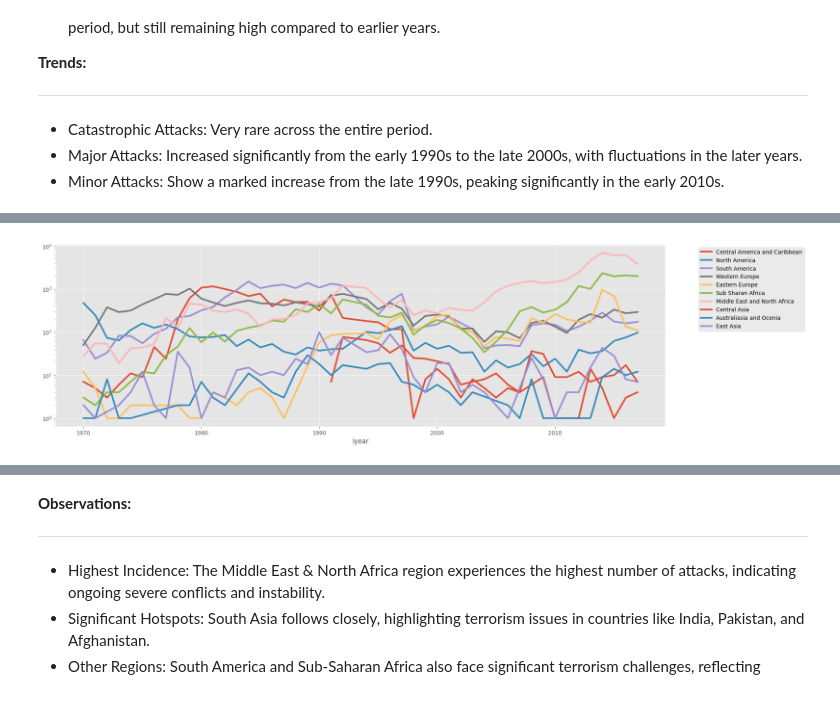
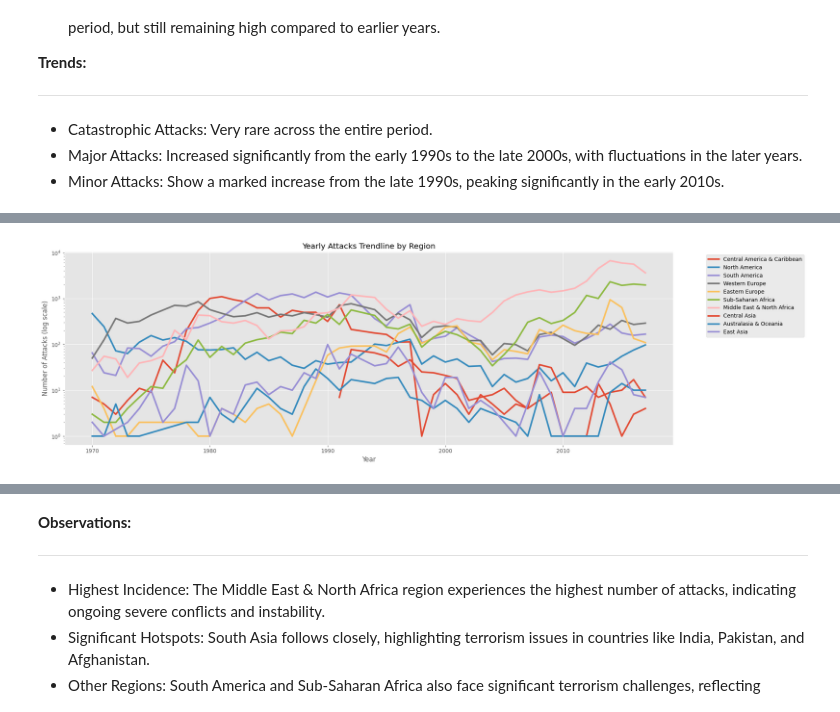
Before and after one commit to kjbhardwaj99/Data-Analysis, a Jupyter notebook: Global_Terrorism_Data_Data_Analysis.ipynb, the cells around one changed output, grey strips where cells are left out. Drawn from its saved outputs; the diff is of its cells as text; code cells hidden in the pictures.

```diff
--- a/Global_Terrorism_Data_Data_Analysis.ipynb
+++ b/Global_Terrorism_Data_Data_Analysis.ipynb
@@ -93,26 +104,26 @@ nulls
 | 134 | related | 154675 |
 135 rows × 2 columns
 # %%
-print('Old Shape : ', df.shape)
+print('Old Shape:', df.shape)
 
-# Drop columns based on the number of null values
+# Dropping columns based on the number of null values
 for index, row in nulls.iterrows():
-    column_name = row[0]  # Assuming the column name is in the first column
-    null_count = row[1]   # Assuming the null count is in the second column
+    column_name = row[0]
+    null_count = row[1]
 
-    # Skip specified columns
-    if column_name in ['city', 'provstate', 'nkill', 'nwound', 'propextent_txt', 'ransomamt', 'ransompaid']:
+    # Skipping specified columns from being dropped
+    if column_name in ['city', 'provstate', 'nkill', 'nwound', 'propextent_txt']:
         continue
 
-    # Drop columns with more than 100 null values
+    # Dropping columns with more than 100 null values
     if null_count > 100:
         df.drop(columns=[column_name], axis=1, inplace=True)
 
-# Drop predefined set of columns
+# Dropping a predefined set of columns
 columns_to_drop = ['specificity', 'vicinity', 'region', 'country', 'crit1', 'crit2', 'crit3',
                    'doubtterr', 'multiple', 'attacktype1', 'targtype1', 'weaptype1',
-                   'INT_MISC', 'INT_ANY','dbsource','property']
+                   'INT_MISC', 'INT_ANY', 'dbsource', 'property', 'individual', 'extended']
 df.drop(columns=columns_to_drop, axis=1, inplace=True)
 
-print('New Shape : ', df.shape)
+print('New Shape:', df.shape)
 # %% [output]
@@ -729,26 +798,59 @@ df_Central_Asia=df[df['region_txt']=='Central Asia']
 # %%
-plt.figure(figsize=(20,6))
-i=3
-df_Central_America_n_Caribbean.groupby('iyear')['iyear'].value_counts().plot(label='Central America and Caribbean',linewidth=i)
-df_North_America.groupby('iyear')['iyear'].value_counts().plot(label='North America',linewidth=i)
-df_South_America.groupby('iyear')['iyear'].value_counts().plot(label='South America',linewidth=i)
+# Setting the figure size
+plt.figure(figsize=(20, 6))
 
-df_Western_Europe.groupby('iyear')['iyear'].value_counts().plot(label='Western Europe',linewidth=i)
-df_Eastern_Europe.groupby('iyear')['iyear'].value_counts().plot(label='Eastern Europe',linewidth=i)
+# Defining the line width for plots
+line_width = 3
 
-df_Sub_Saharan_Africa.groupby('iyear')['iyear'].value_counts().plot(label='Sub Sharan Africa',linewidth=i)
-df_Middle_East_n_North_Africa.groupby('iyear')['iyear'].value_counts().plot(label='Middle East and North Africa',linewidth=i)
+# Plotting data for each region with specific label and line width
+df_Central_America_n_Caribbean.groupby('iyear')['iyear'].value_counts().plot(
+    label='Central America & Caribbean', linewidth=line_width)
 
-df_Central_Asia.groupby('iyear')['iyear'].value_counts().plot(label='Central Asia',linewidth=i)
-df_Australasia_n_Oceania.groupby('iyear')['iyear'].value_counts().plot(label='Australiasia and Ocenia',linewidth=i)
-df_East_Asia.groupby('iyear')['iyear'].value_counts().plot(label='East Asia',linewidth=i)
+df_North_America.groupby('iyear')['iyear'].value_counts().plot(
+    label='North America', linewidth=line_width)
 
+df_South_America.groupby('iyear')['iyear'].value_counts().plot(
+    label='South America', linewidth=line_width)
+
+df_Western_Europe.groupby('iyear')['iyear'].value_counts().plot(
+    label='Western Europe', linewidth=line_width)
+
+df_Eastern_Europe.groupby('iyear')['iyear'].value_counts().plot(
+    label='Eastern Europe', linewidth=line_width)
+
+df_Sub_Saharan_Africa.groupby('iyear')['iyear'].value_counts().plot(
+    label='Sub-Saharan Africa', linewidth=line_width)
+
+df_Middle_East_n_North_Africa.groupby('iyear')['iyear'].value_counts().plot(
+    label='Middle East & North Africa', linewidth=line_width)
+
+df_Central_Asia.groupby('iyear')['iyear'].value_counts().plot(
+    label='Central Asia', linewidth=line_width)
+
+df_Australasia_n_Oceania.groupby('iyear')['iyear'].value_counts().plot(
+    label='Australasia & Oceania', linewidth=line_width)
+
+df_East_Asia.groupby('iyear')['iyear'].value_counts().plot(
+    label='East Asia', linewidth=line_width)
+
+# Setting logarithmic scale for y-axis to better visualize trends
 plt.yscale('log')
+
+# Adding legend outside the plot for better clarity
 plt.legend(bbox_to_anchor=(1.05, 1), loc='upper left')
 
+# Adding title and labels to the plot
+plt.title('Yearly Attacks Trendline by Region')
+plt.xlabel('Year')
+plt.ylabel('Number of Attacks (log scale)')
+
+# Adjusting layout to make room for the legend
+plt.tight_layout()
+
+# Displaying the plot
 plt.show()
 # %% [output]
-[figure, old version]
+[figure, new version]
 # %%
 import matplotlib.pyplot as plt
 import pandas as pd
```
Also changed, not shown: parts of 78 cells of this notebook.
